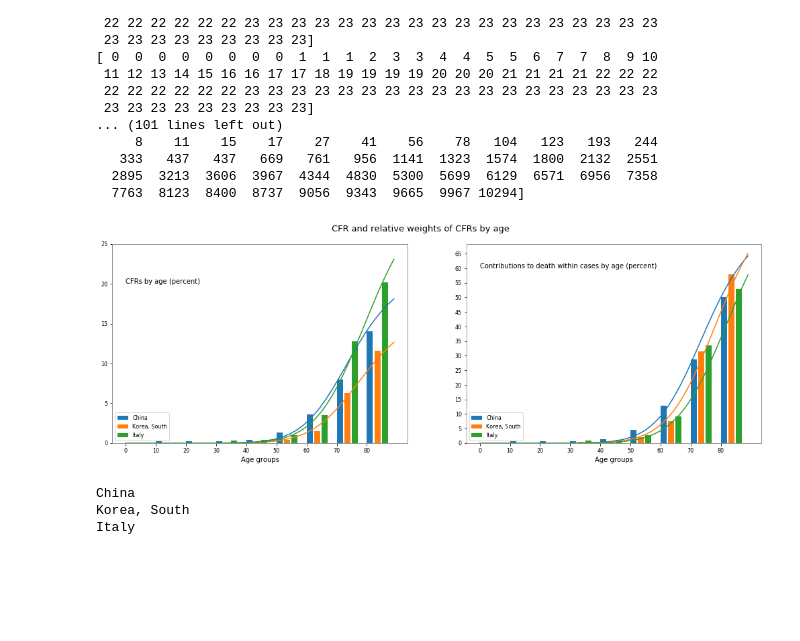
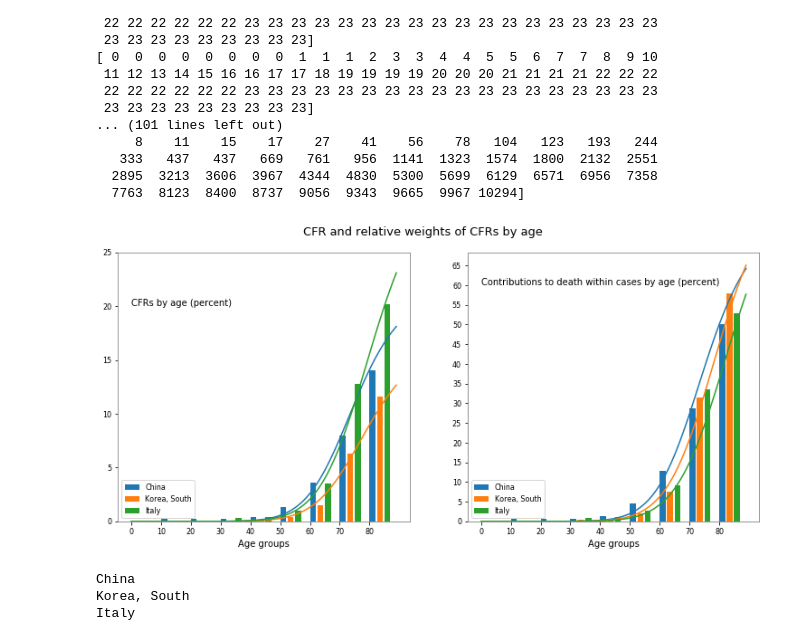
Before and after one commit to scab-unam/dam_COVID-19, a Jupyter notebook: tsam_COVID-19_JHU_cfr_Jan2020-.ipynb, the cells around one changed output. Cells and saved outputs as stored; diff of their text form; code cells hidden in the pictures; blank space fills up the shorter version.

```diff
--- a/tsam_COVID-19_JHU_cfr_Jan2020-.ipynb
+++ b/tsam_COVID-19_JHU_cfr_Jan2020-.ipynb
@@ -171,0 +195,34 @@ Yemen & 4/10/20 & 4/11/20 & 4/11/20\\
+# %%
+casesCountriesByDate= list()
+deathsCountriesByDate= list()
+recovsCountriesByDate= list()
+for m in range(nDays):
+    casesCountriesByDate.append(len(np.where(siC==m)[0]))
+    deathsCountriesByDate.append(len(np.where(siD==m)[0]))
+    recovsCountriesByDate.append(len(np.where(siR==m)[0]))
+casesCountriesByDate = np.array(casesCountriesByDate)
+deathsCountriesByDate = np.array(deathsCountriesByDate)
+recovsCountriesByDate = np.array(recovsCountriesByDate)
+# %%
+#
+ticks= np.arange(0,nDays,7)
+fRepTS= gr.figure(figsize=(11,5)); rows=1; cols=2
+ax=fRepTS.add_subplot(rows,cols,1);
+bx=fRepTS.add_subplot(rows,cols,2);
+gr.ioff()
+bx.scatter(siC,siD-siC,s=10, c='r', marker='o')
+bx.scatter(siC,siR-siC,s=10, c='g', marker='o')
+bx.set_ylabel('Days from first case reported')
+bx.set_xlabel('Days after $d_0$')
+ax.plot(dates, casesCountriesByDate.cumsum(),label='Cases')
+ax.plot(dates, deathsCountriesByDate.cumsum(),label='Deaths')
+ax.plot(dates, recovsCountriesByDate.cumsum(),label='Recovs')
+ax.set_xticks(ticks)
+ax.set_xticklabels(dates[ticks])
+ax.legend(loc='upper left')
+for label in ax.get_xticklabels():
+    label.set_rotation(90)
+    label.set_horizontalalignment('center')
+    label.set_fontsize(8)
+
+gr.ion(); gr.draw()
@@ -591,35 +667,35 @@ China
   7763  8123  8400  8737  9056  9343  9665  9967 10294]
 # %%
 ages = np.arange(0,90)
-f10b=gr.figure(figsize=(15,5)); gr.ioff(); rows =1;cols=2
+f10b=gr.figure(figsize=(11,5)); gr.ioff(); rows =1;cols=2
 f10b.suptitle('CFR and relative weights of CFRs by age'); ax=list()
 for m in range(rows*cols):
     ax.append(f10b.add_subplot(rows,cols,m+1))
 lshift=2.5;
 for n in range(len(ageCountries)):
     C=ageCountries[n]
     ax[0].bar(aGroups+ (n*lshift), 100*C['ageCFR'],width=2,align='edge',label=ageCountries[n]['Country name']);
     ax[1].bar(aGroups+ (n*lshift), 100*C['ageDeadCaseProps'],width=2,align='edge',label=ageCountries[n]['Country name']);
 ax[0].plot(ages, 100*sigmoid(a=ages,a0=75,aMax=0.22,n=9))
 ax[0].plot(ages, 100*sigmoid(a=ages,a0=79,aMax=0.17,n=9))
 ax[0].plot(ages, 100*sigmoid(a=ages,a0=81,aMax=0.33,n=9))
 ax[1].plot(ages, 100*sigmoid(a=ages,a0=75,aMax=0.78,n=9))
 ax[1].plot(ages, 100*sigmoid(a=ages,a0=80,aMax=0.9,n=9))
 ax[1].plot(ages, 100*sigmoid(a=ages,a0=84,aMax=0.92,n=9))
 for m in range(rows*cols):
     ax[m].legend(loc='lower left');
     ax[m].set_xticks(aGroups)
     ax[m].set_xlabel('Age groups')
 ax[0].set_yticks(np.arange(0,26,5))
 ax[1].set_yticks(np.arange(0,66,5))
 ax[0].text(0,20,'CFRs by age (percent)')
 ax[1].text(0,60,'Contributions to death within cases by age (percent)')
 f10b.subplots_adjust(left=0.075,bottom=0.075,right=0.97,top=0.9,wspace=0.2,hspace=0.25)
 gr.ion(); gr.draw();  gr.show()
 f10bName='tsam_COVID19_JHU_cfr+propDeathCases_ByAge_China+SKorea+Italy_OneFigure.png'
 f10b.savefig(f10bName)
 # %% [output]
-[figure, old version]
+[figure, new version]
 # %%
 ages = np.arange(0,90)
 f12=gr.figure(figsize=(13,9)); gr.ioff(); rows =3;cols=1
```
Also changed, not shown: parts of 24 cells of this notebook, 8 other files.
